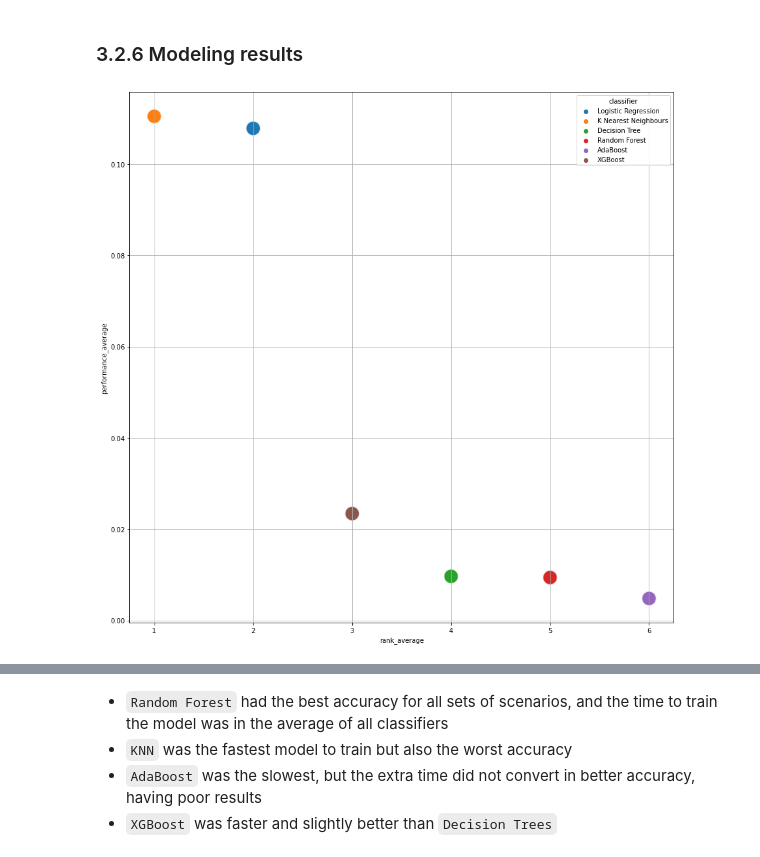
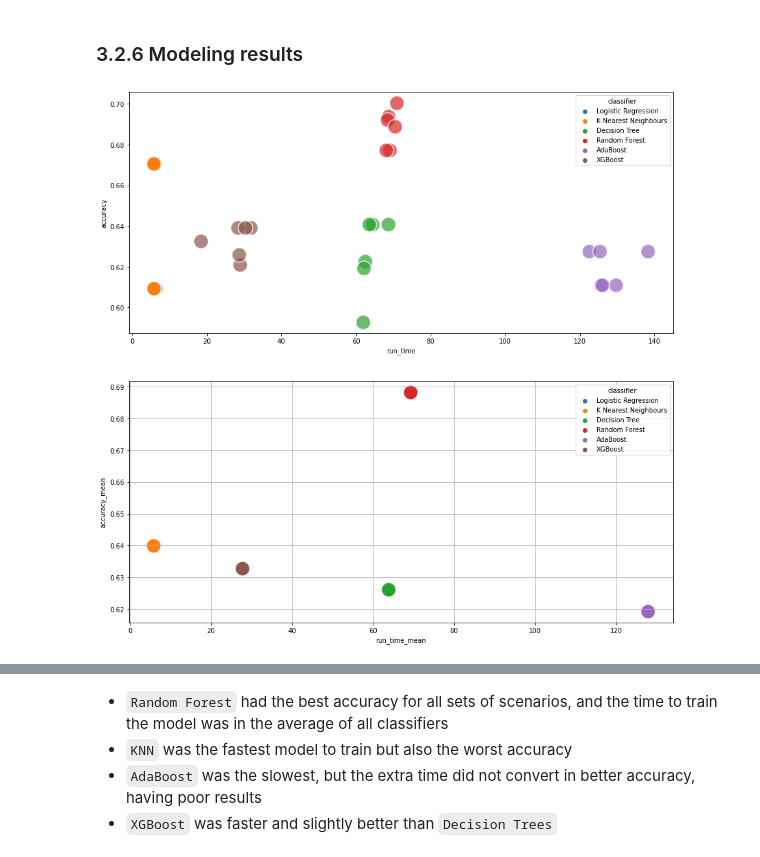
Before and after one commit to MarceloAlvesPereira/To-drink-or-not-to-drink, a Jupyter notebook: Dirty water.ipynb, the cells around one changed output, grey strips where cells are left out. Drawn from its saved outputs; the diff is of its cells as text; code cells hidden in the pictures.

```diff
--- a/Dirty water.ipynb
+++ b/Dirty water.ipynb
@@ -1287,19 +1307,18 @@ final_results
 # %% [markdown]
 ### 3.2.6 Modeling results
 # %%
-# profiling_grid['performance_ratio'] = profiling_grid['accuracy']/profiling_grid['run_time']
+profiling_grid['performance_ratio'] = profiling_grid['accuracy']/profiling_grid['run_time']
+profiling_grid['run_time_mean'] = profiling_grid.groupby('classifier')['run_time'].transform('mean')
+profiling_grid['accuracy_mean'] = profiling_grid.groupby('classifier')['accuracy'].transform('mean')
 profiling_grid['performance_average'] = profiling_grid.groupby('classifier')['performance_ratio'].transform('mean')
 profiling_grid['rank_overall'] = profiling_grid['performance_ratio'].rank(method='dense', ascending=False)
 profiling_grid['rank_average'] = profiling_grid['performance_average'].rank(method='dense', ascending=False)
 # df['Average'] = df.groupby('Country')['value'].transform('mean')
 # df['Rank'] = df['Average'].rank(method='dense', ascending=False)
 # %%
-fig, axes = plt.subplots(ncols=1, nrows=1, figsize=(15, 15))
-# sns.scatterplot(ax=axes, x='rank_overall', y='performance_ratio', data=profiling_grid, s=500, alpha =0.7, hue='classifier');
-sns.scatterplot(ax=axes, x='rank_average', y='performance_average', data=profiling_grid, s=500, alpha =0.7, hue='classifier');
-# sns.lineplot(x="timepoint", y="signal",
-#              hue="region", style="event",
-#              data=fmri)
+fig, axes = plt.subplots(ncols=1, nrows=2, figsize=(15, 15))
+sns.scatterplot(ax=axes[0], x='run_time', y='accuracy', data=profiling_grid, s=500, alpha =0.7, hue='classifier');
+sns.scatterplot(ax=axes[1], x='run_time_mean', y='accuracy_mean', data=profiling_grid, s=500, alpha =0.7, hue='classifier');
 plt.grid()
 # %% [output]
-[figure, old version]
+[figure, new version]
```
Also changed, not shown: parts of 11 cells of this notebook, 4 other files.
